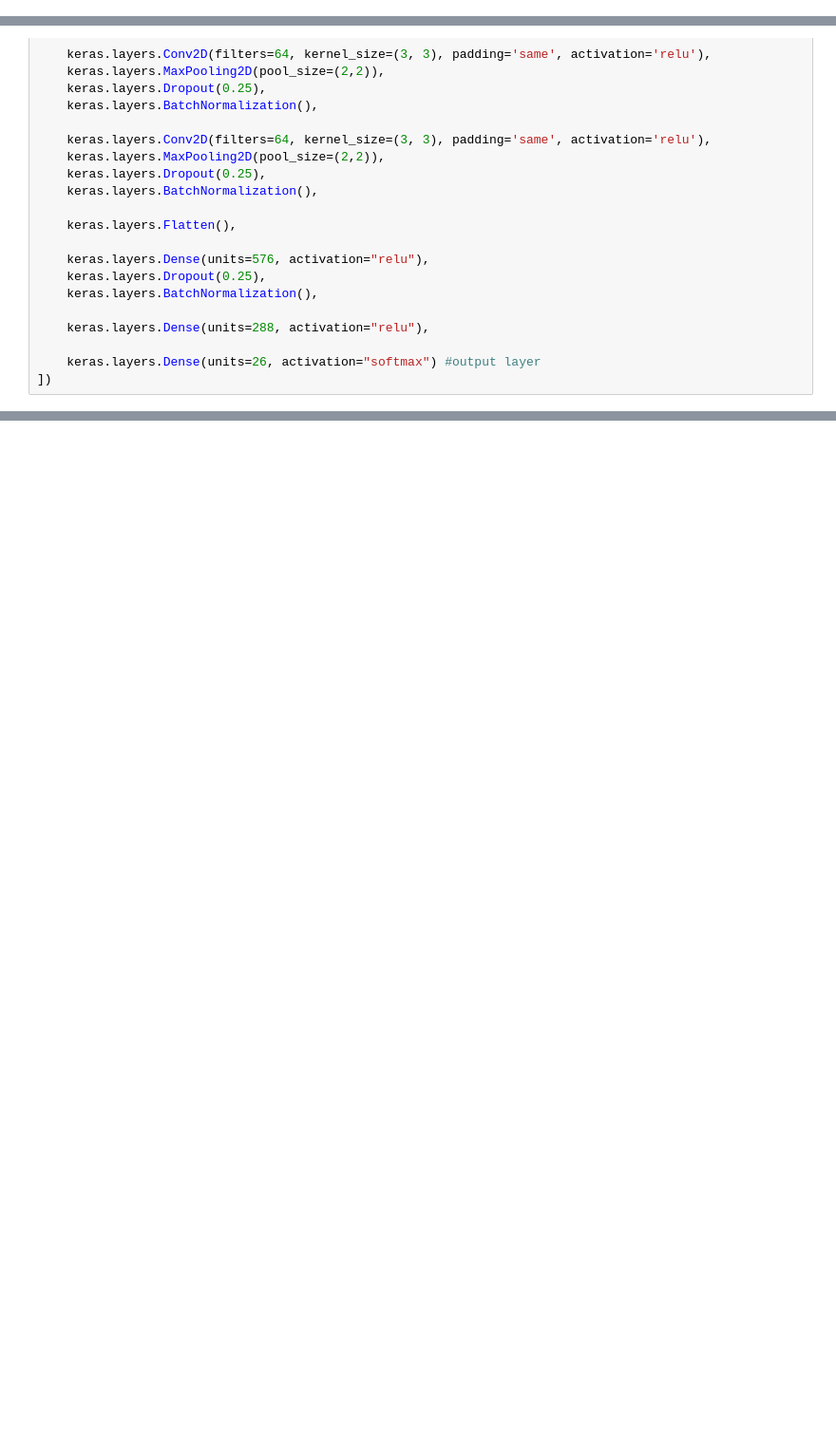
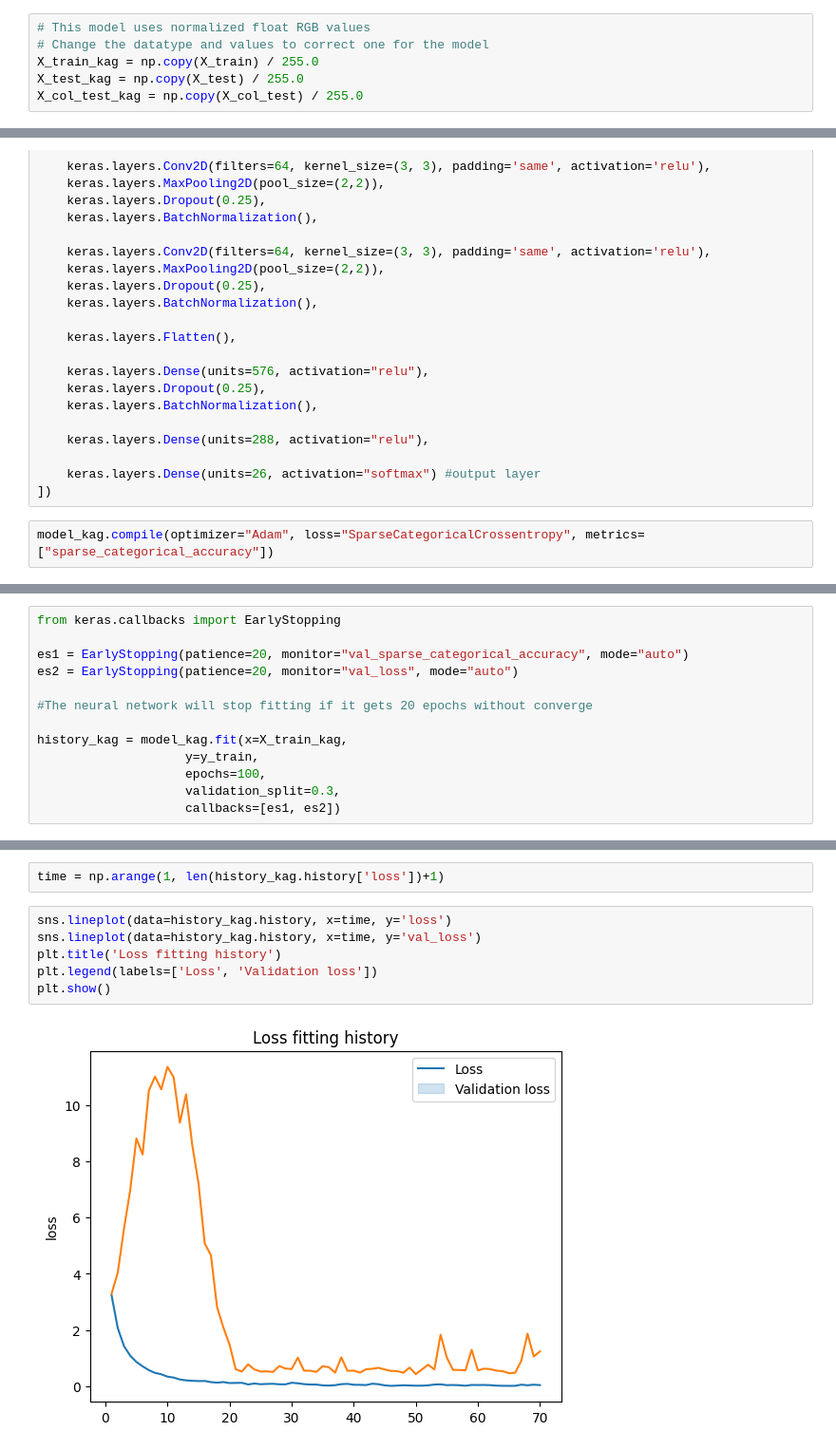
Before and after one commit to MFahadSohail/EECS4404_Project, a Jupyter notebook: braille_model.ipynb, the cells around one changed output, grey strips where cells are left out. Shown at 95% size. Saved outputs shown, nothing was run; the diff lists cells and outputs as text; blank space fills up the shorter version.

```diff
--- a/braille_model.ipynb
+++ b/braille_model.ipynb
@@ -270,3 +265,9 @@ Other Model - referenced by kaggle code
+# %%
+# This model uses normalized float RGB values
+# Change the datatype and values to correct one for the model
+X_train_kag = np.copy(X_train) / 255.0
+X_test_kag = np.copy(X_test) / 255.0
+X_col_test_kag = np.copy(X_col_test) / 255.0
 # %%
 model_kag = keras.Sequential([
     keras.layers.Conv2D(filters=64, kernel_size=(5, 5), padding='same', activation='relu'),
@@ -293,3 +294,5 @@ model_kag = keras.Sequential([
 
     keras.layers.Dense(units=26, activation="softmax") #output layer
 ])
+# %%
+model_kag.compile(optimizer="Adam", loss="SparseCategoricalCrossentropy", metrics=["sparse_categorical_accuracy"])
@@ -295,0 +303,13 @@ model_kag = keras.Sequential([
+# %%
+from keras.callbacks import EarlyStopping
+
+es1 = EarlyStopping(patience=20, monitor="val_sparse_categorical_accuracy", mode="auto")
+es2 = EarlyStopping(patience=20, monitor="val_loss", mode="auto")
+
+#The neural network will stop fitting if it gets 20 epochs without converge
+
+history_kag = model_kag.fit(x=X_train_kag,
+                    y=y_train,
+                    epochs=100,
+                    validation_split=0.3,
+                    callbacks=[es1, es2])
@@ -295,0 +356,10 @@ model_kag = keras.Sequential([
+# %%
+time = np.arange(1, len(history_kag.history['loss'])+1)
+# %%
+sns.lineplot(data=history_kag.history, x=time, y='loss')
+sns.lineplot(data=history_kag.history, x=time, y='val_loss')
+plt.title('Loss fitting history')
+plt.legend(labels=['Loss', 'Validation loss'])
+plt.show()
+# %% [output]
+[figure, added]
```
Also changed, not shown: parts of 55 cells of this notebook, 4 other files.
